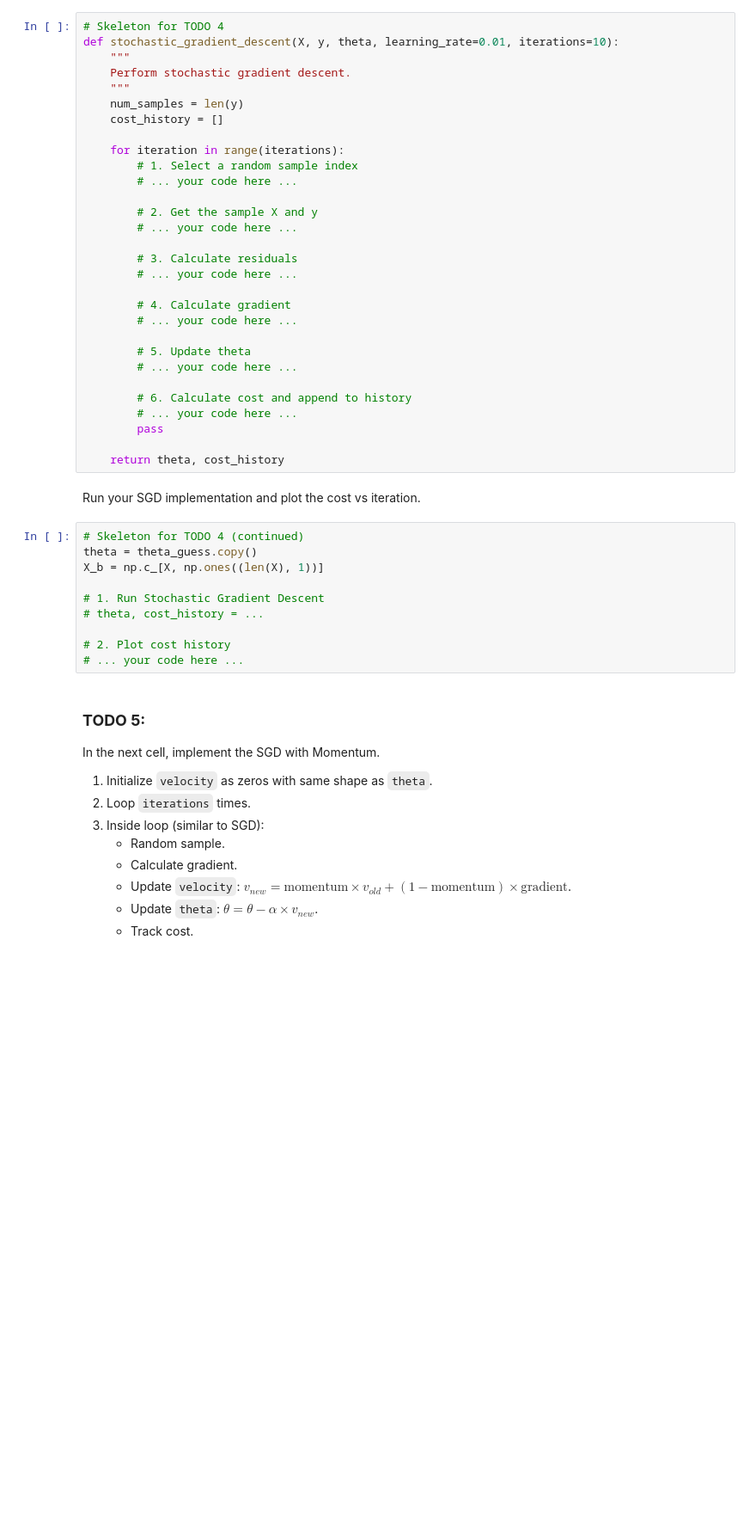
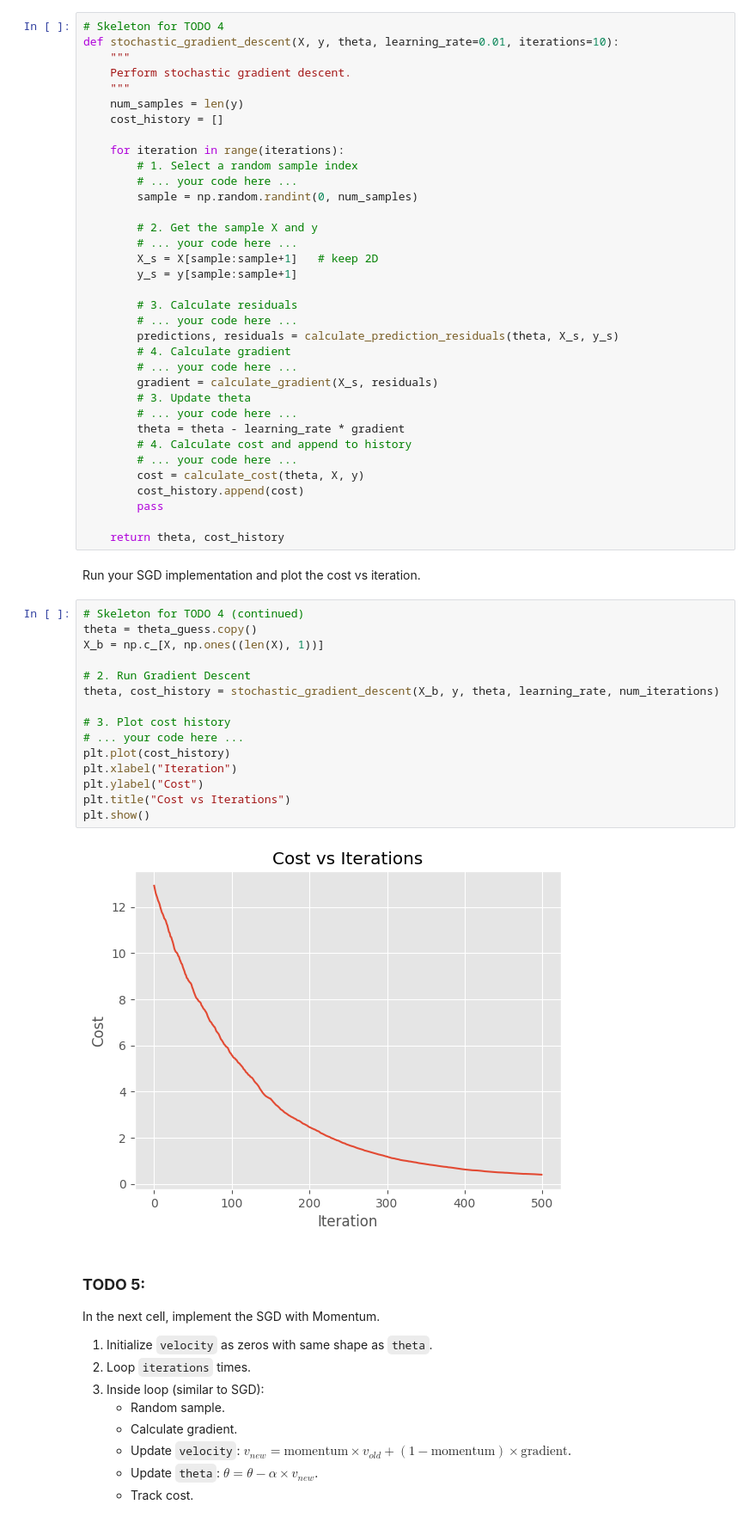
Before and after one commit to RyderBaez/Assignment6-EE599-2025, a Jupyter notebook: files/1_Gradient_Descent.ipynb, the cells around one changed output. Shown at 86% size. Cells and saved outputs as stored; diff of their text form; blank space fills up the shorter version.

```diff
--- a/files/1_Gradient_Descent.ipynb
+++ b/files/1_Gradient_Descent.ipynb
@@ -375,21 +375,26 @@ def stochastic_gradient_descent(X, y, theta, learning_rate=0.01, iterations=10):
     for iteration in range(iterations):
         # 1. Select a random sample index
         # ... your code here ...
+        sample = np.random.randint(0, num_samples)
 
         # 2. Get the sample X and y
         # ... your code here ...
+        X_s = X[sample:sample+1]   # keep 2D
+        y_s = y[sample:sample+1]
 
         # 3. Calculate residuals
         # ... your code here ...
-
+        predictions, residuals = calculate_prediction_residuals(theta, X_s, y_s)
         # 4. Calculate gradient
         # ... your code here ...
-
-        # 5. Update theta
+        gradient = calculate_gradient(X_s, residuals)
+        # 3. Update theta
         # ... your code here ...
-
-        # 6. Calculate cost and append to history
+        theta = theta - learning_rate * gradient
+        # 4. Calculate cost and append to history
         # ... your code here ...
+        cost = calculate_cost(theta, X, y)
+        cost_history.append(cost)
         pass
 
     return theta, cost_history
@@ -398,13 +403,20 @@ Run your SGD implementation and plot the cost vs iteration.
 # %%
 # Skeleton for TODO 4 (continued)
 theta = theta_guess.copy()
 X_b = np.c_[X, np.ones((len(X), 1))]
 
-# 1. Run Stochastic Gradient Descent
-# theta, cost_history = ...
+# 2. Run Gradient Descent
+theta, cost_history = stochastic_gradient_descent(X_b, y, theta, learning_rate, num_iterations)
 
-# 2. Plot cost history
+# 3. Plot cost history
 # ... your code here ...
+plt.plot(cost_history)
+plt.xlabel("Iteration")
+plt.ylabel("Cost")
+plt.title("Cost vs Iterations")
+plt.show()
+# %% [output]
+[figure, added]
 # %% [markdown]
 ### **TODO 5:**
 In the next cell, implement the SGD with Momentum.
```
Also changed, not shown: parts of 2 cells of this notebook.
